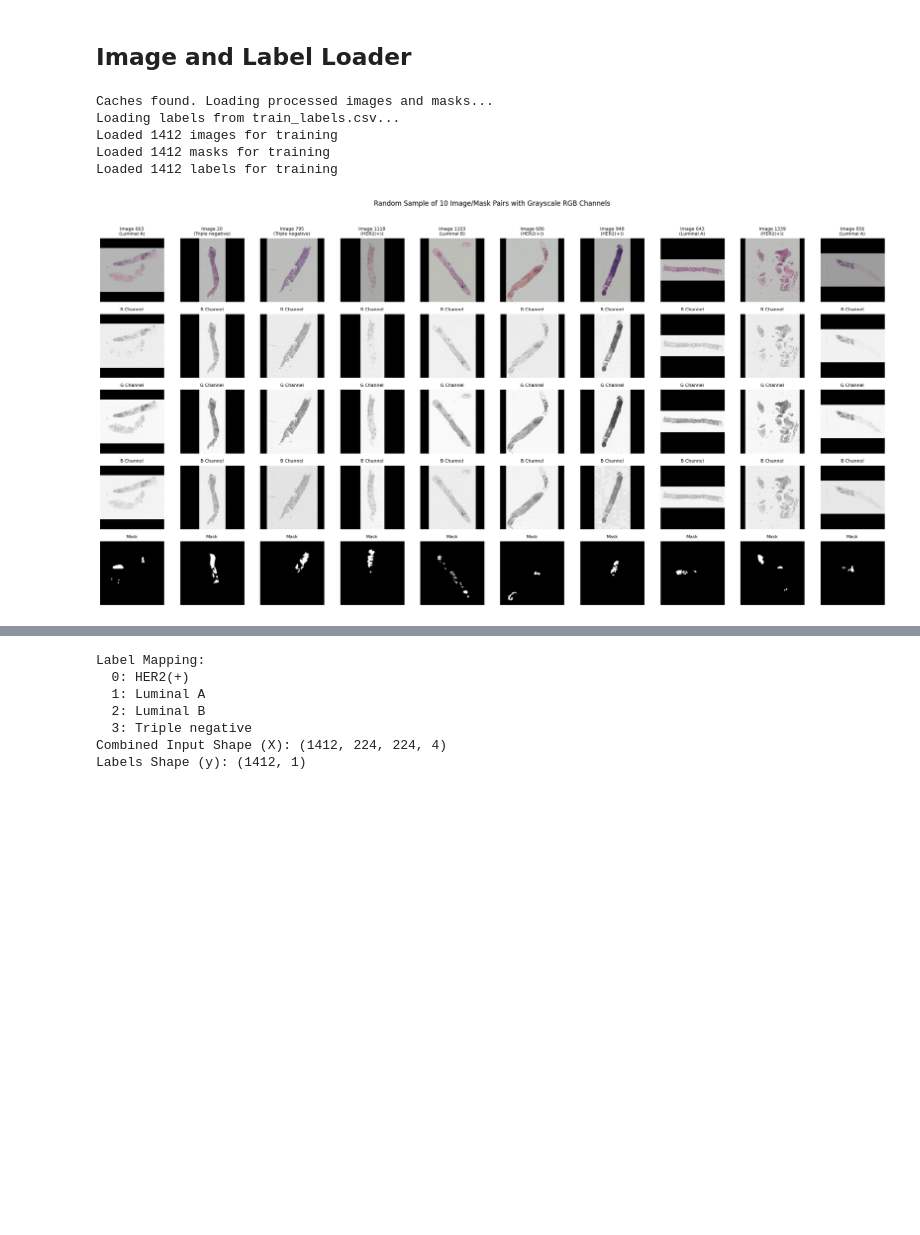
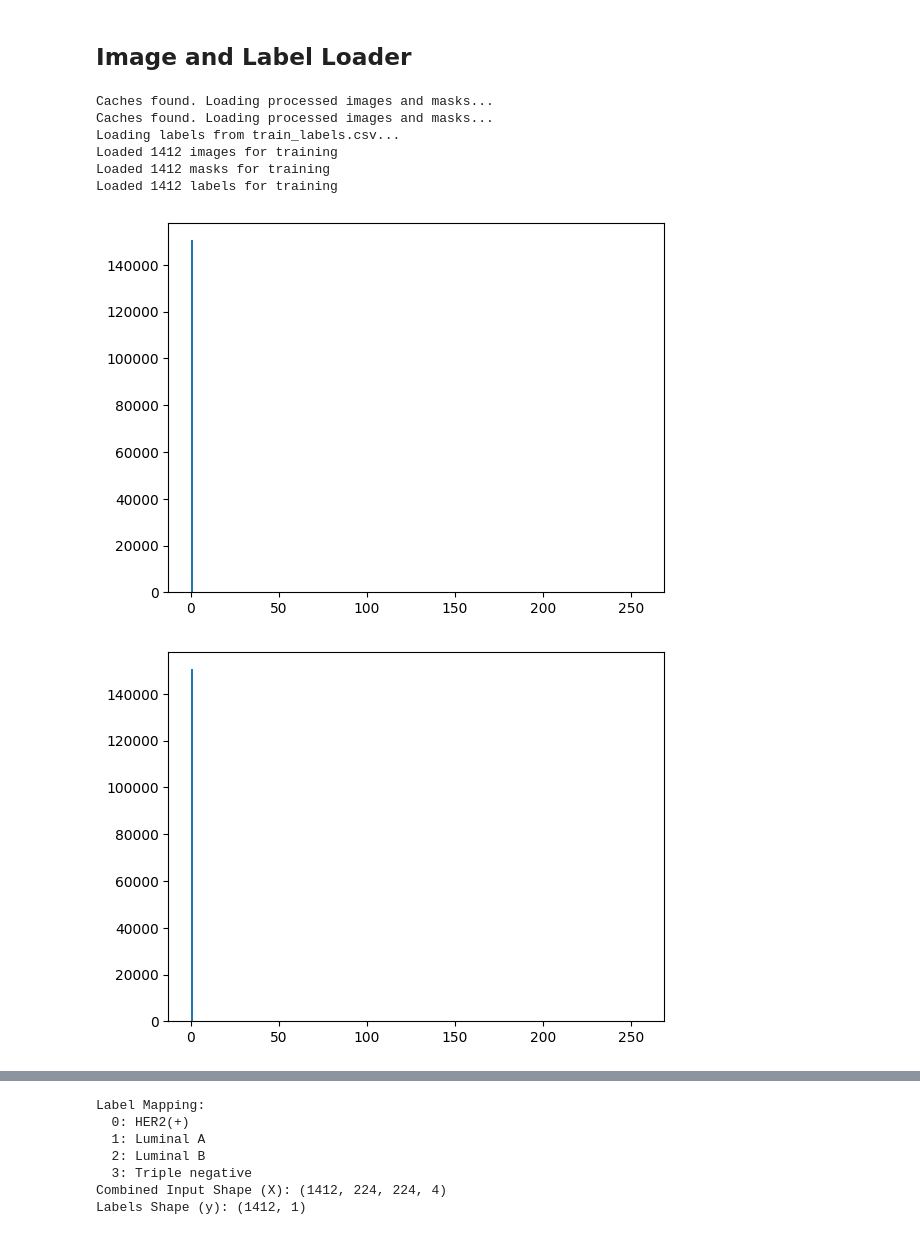
Before and after one commit to jonelrelucio/AN2DL-2025, a Jupyter notebook: challenge2/challenge2.ipynb, the cells around one changed output, grey strips where cells are left out. Cells and saved outputs as stored; diff of their text form; code cells hidden in the pictures; blank space fills up the shorter version.

```diff
--- a/challenge2/challenge2.ipynb
+++ b/challenge2/challenge2.ipynb
@@ -28,11 +28,13 @@ L2_LAMBDA = 0
 
 # --- Data Settings ---
 TRAIN_DATA_PATH = 'train_data'
-TRAIN_LABEL_PATH = 'train_labels.csv'
-TEST_DATA_PATH = 'test_data'
 TRAIN_IMAGES_CACHE_PATH = 'cache/train_images_cache.npy'
 TRAIN_MASKS_CACHE_PATH = 'cache/train_masks_cache.npy'
-TEST_CACHE_PATH = 'cache/test_images_cache.npy'
+TRAIN_LABEL_PATH = 'train_labels.csv'
+
+TEST_DATA_PATH = 'test_data'
+TEST_IMAGE_CACHE_PATH  = 'cache/test_images_cache.npy'
+TEST_MASKS_CACHE_PATH = 'cache/test_masks_cache.npy'
 # %% [markdown]
 ## Module imports
 # %%
@@ -204,18 +206,24 @@ def load_images_from_folder(folder, cache_path_images, cache_path_masks):
 # %%
 # Load images and labels
 train_images, train_masks = load_images_from_folder(TRAIN_DATA_PATH, TRAIN_IMAGES_CACHE_PATH, TRAIN_MASKS_CACHE_PATH)
+test_images, test_masks = load_images_from_folder(TEST_DATA_PATH, TEST_IMAGE_CACHE_PATH, TEST_MASKS_CACHE_PATH)
 train_labels = load_labels_from_csv(TRAIN_LABEL_PATH)
 print(f"Loaded {len(train_images)} images for training")
 print(f"Loaded {len(train_masks)} masks for training")
 print(f"Loaded {len(train_labels)} labels for training")
 
+for i in range(5):
+    plt.hist(train_images[i].ravel(),256,[0,256]); plt.show()
+
 
 # Plotting
 cplot.visualize_image_components(train_images, train_masks, train_labels, num_samples=10)
 # %% [output]
+Caches found. Loading processed images and masks...
 Caches found. Loading processed images and masks...
 Loading labels from train_labels.csv...
 Loaded 1412 images for training
 Loaded 1412 masks for training
 Loaded 1412 labels for training
-[figure, old version]
+[figure, new version]
+[figure, added]
```
Also changed, not shown: parts of 1 cell of this notebook, 3 other files.
